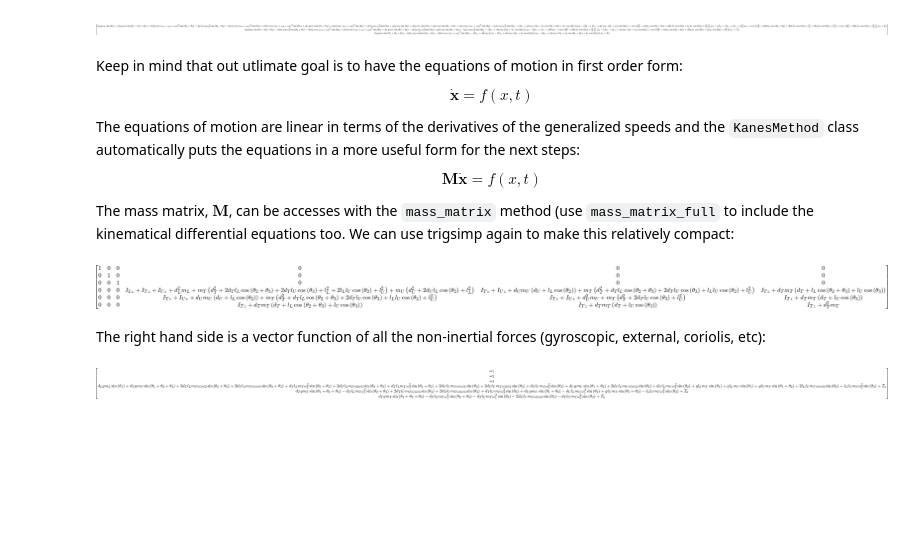
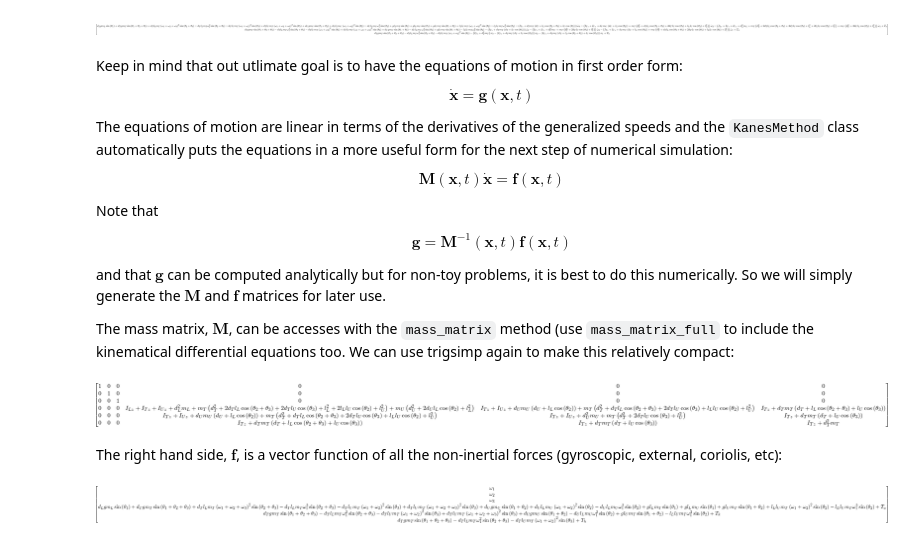
Before and after one commit to pydy/pydy-tutorial-human-standing, a Jupyter notebook: notebooks/n06_equations_of_motion.ipynb, the cells around one changed output. Drawn from its saved outputs; the diff is of its cells as text; code cells hidden in the pictures; blank space fills up the shorter version.

```diff
--- a/notebooks/n06_equations_of_motion.ipynb
+++ b/notebooks/n06_equations_of_motion.ipynb
@@ -64,11 +85,17 @@ trigsimp(fr + frstar)
 # %% [markdown]
 Keep in mind that out utlimate goal is to have the equations of motion in first order form:
 
-$$ \dot{\mathbf{x}} = f(x, t) $$
+$$ \dot{\mathbf{x}} = \mathbf{g}(\mathbf{x}, t) $$
 
-The equations of motion are linear in terms of the derivatives of the generalized speeds and the `KanesMethod` class automatically puts the equations in a more useful form for the next steps:
+The equations of motion are linear in terms of the derivatives of the generalized speeds and the `KanesMethod` class automatically puts the equations in a more useful form for the next step of numerical simulation:
 
-$$ \mathbf{M}\dot{\mathbf{x}} = f(x, t) $$
+$$ \mathbf{M}(\mathbf{x}, t)\dot{\mathbf{x}} = \mathbf{f}(\mathbf{x}, t) $$
+
+Note that
+
+$$ \mathbf{g} = \mathbf{M}^{-1}(\mathbf{x}, t) \mathbf{f}(\mathbf{x}, t) $$
+
+and that $\mathbf{g}$ can be computed analytically but for non-toy problems, it is best to do this numerically. So we will simply generate the $\mathbf{M}$ and $\mathbf{f}$ matrices for later use.
 
 The mass matrix, $\mathbf{M}$, can be accesses with the `mass_matrix` method (use `mass_matrix_full` to include the kinematical differential equations too. We can use trigsimp again to make this relatively compact:
 # %%
@@ -77,9 +104,9 @@ mass_matrix
 # %% [output]
 [figure]
 # %% [markdown]
-The right hand side is a vector function of all the non-inertial forces (gyroscopic, external, coriolis, etc):
+The right hand side, $\mathbf{f}$, is a vector function of all the non-inertial forces (gyroscopic, external, coriolis, etc):
 # %%
-forcing_vector = trigsimp(kane.forcing_full, method='fu')
+forcing_vector = trigsimp(kane.forcing_full)
 forcing_vector
 # %% [output]
-[figure, old version]
+[figure, new version]
```
Also changed, not shown: parts of 10 cells of this notebook.
